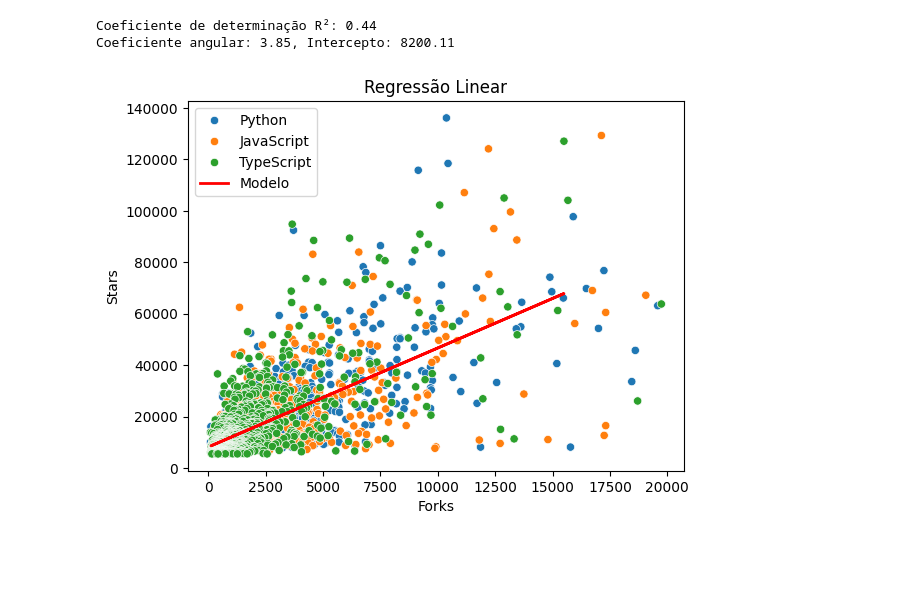
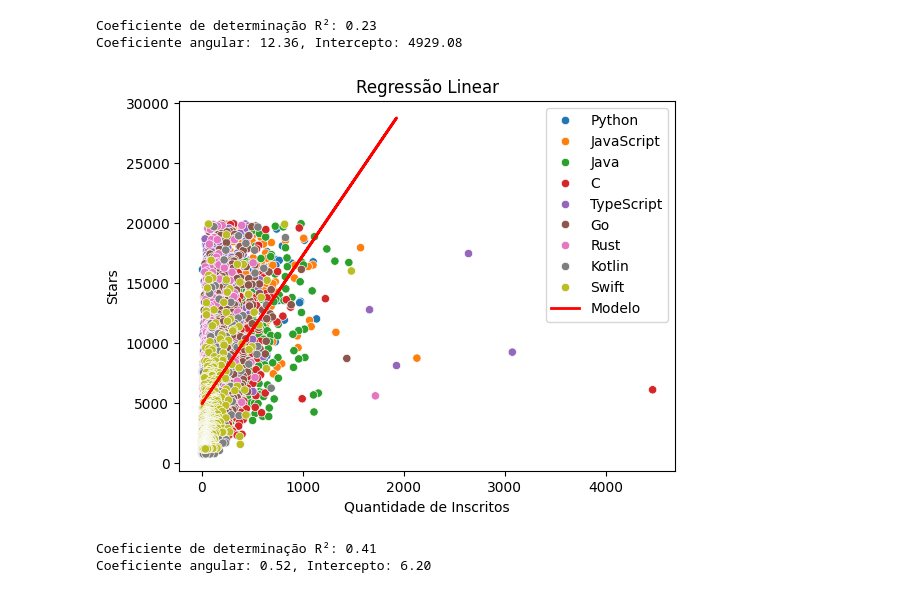
Before and after one commit to LucasjsSilva/data-set-repositorios, a Jupyter notebook: notebooks/req5.ipynb, the cells around one changed output. Drawn from its saved outputs; the diff is of its cells as text; code cells hidden in the pictures; blank space fills up the shorter version.

```diff
--- a/notebooks/req5.ipynb
+++ b/notebooks/req5.ipynb
@@ -65,12 +127,16 @@ plt.show()
+# %%
+from sklearn.linear_model import LinearRegression
+from sklearn.model_selection import train_test_split
+
+df['log_stars'] = np.log1p(df['stars'])
+df['log_subscribers_count'] = np.log1p(df['subscribers_count'])
+
+df_so2 = df[(df['stars'] <= 20000)]
+
+df_reg = df_so2[["stars", "subscribers_count", "log_stars","log_subscribers_count", "language"]].dropna()
 # %%
-from sklearn.linear_model import LinearRegression
-from sklearn.model_selection import train_test_split
-
-# remover valores nulos
-df_reg = df_reduzido[["forks", "stars", "language", "contributors", "pull_requests"]].dropna()
-
 # variáveis independentes e dependentes
-X = df_reg[["forks"]]
+X = df_reg[["subscribers_count"]]
 y = df_reg["stars"]
 
 # separar em treino e teste
@@ -85,19 +151,38 @@ r2 = model.score(X_test, y_test)
 print(f"Coeficiente de determinação R²: {r2:.2f}")
 print(f"Coeficiente angular: {model.coef_[0]:.2f}, Intercepto: {model.intercept_:.2f}")
 # %% [output]
-Coeficiente de determinação R²: 0.44
-Coeficiente angular: 3.85, Intercepto: 8200.11
+Coeficiente de determinação R²: 0.23
+Coeficiente angular: 12.36, Intercepto: 4929.08
 # %%
 # previsão
 y_pred = model.predict(X_test)
 
 # gráfico
-sns.scatterplot(data=df_reg, x="forks", y="stars", hue="language")
+sns.scatterplot(data=df_reg, x="subscribers_count", y="stars", hue="language")
 plt.plot(X_test, y_pred, color="red", linewidth=2, label="Modelo")
-plt.xlabel("Forks")
+plt.xlabel("Quantidade de Inscritos")
 plt.ylabel("Stars")
 plt.title("Regressão Linear")
 plt.legend()
 plt.show()
 # %% [output]
-[figure, old version]
+[figure, new version]
+# %%
+# variáveis independentes e dependentes
+X = df_reg[["log_subscribers_count"]]
+y = df_reg["log_stars"]
+
+# separar em treino e teste
+X_train, X_test, y_train, y_test = train_test_split(X, y, test_size=0.2, random_state=42)
+
+# criar e treinar o modelo
+model = LinearRegression()
+model.fit(X_train, y_train)
+
+# avaliação do modelo
+r2 = model.score(X_test, y_test)
+print(f"Coeficiente de determinação R²: {r2:.2f}")
+print(f"Coeficiente angular: {model.coef_[0]:.2f}, Intercepto: {model.intercept_:.2f}")
+# %% [output]
+Coeficiente de determinação R²: 0.41
+Coeficiente angular: 0.52, Intercepto: 6.20
```
Also changed, not shown: parts of 22 cells of this notebook, 19 other files.
